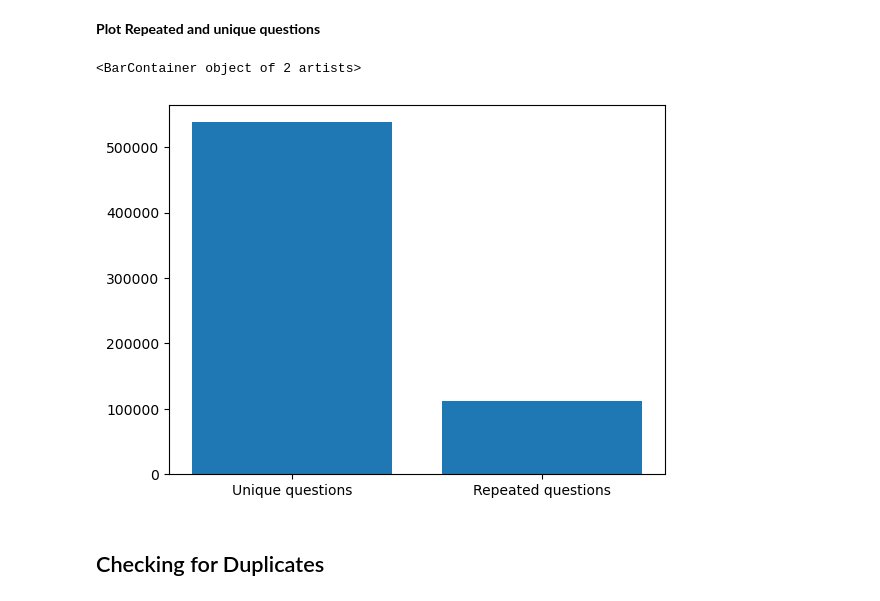
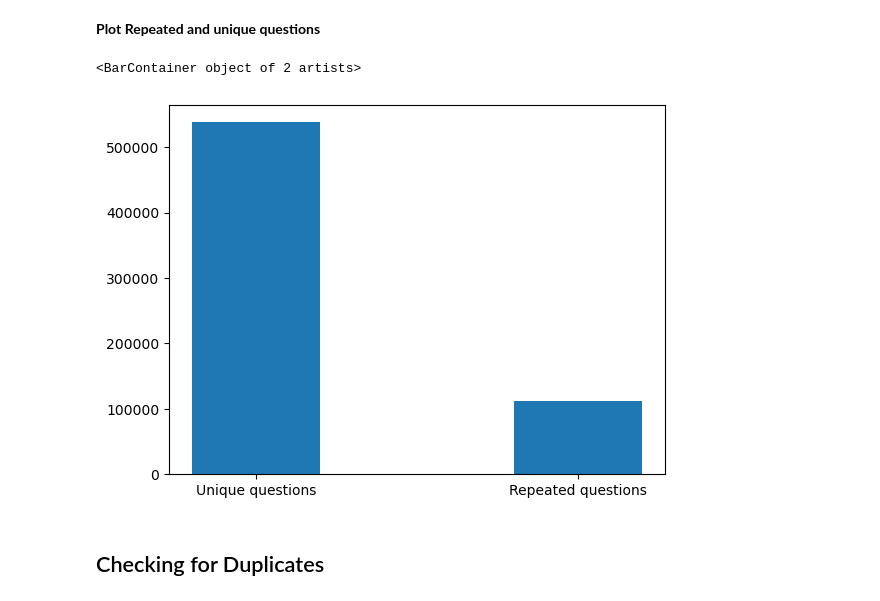
Before and after one commit to BibekRai44/Quora-Analysis, a Jupyter notebook: Quora Analysis.ipynb, the cells around one changed output. Drawn from its saved outputs; the diff is of its cells as text; code cells hidden in the pictures.

```diff
--- a/Quora Analysis.ipynb
+++ b/Quora Analysis.ipynb
@@ -200,10 +200,10 @@ Question with id 2559 is reapeated 157 times which is highest number of times an
 # %%
 x=['Unique questions','Repeated questions']
 y=[unique_qs,unique_question_appeared_morethen1time]
-plt.bar(x,y)
+plt.bar(x,y,width=0.4)
 # %% [output]
 <BarContainer object of 2 artists>
-[figure, old version]
+[figure, new version]
 # %% [markdown]
 ## Checking for Duplicates
 # %%
```
Also changed, not shown: parts of 2 cells of this notebook.
